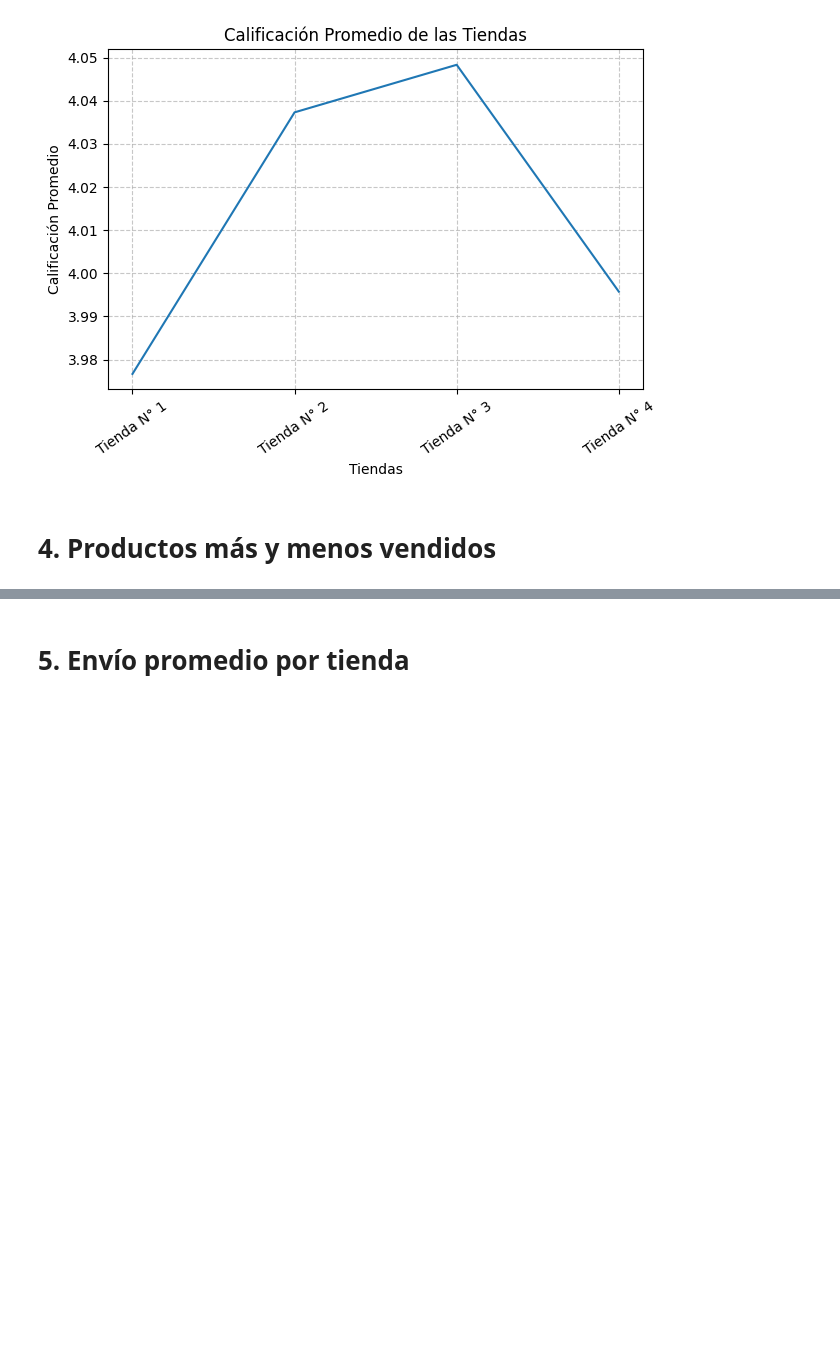
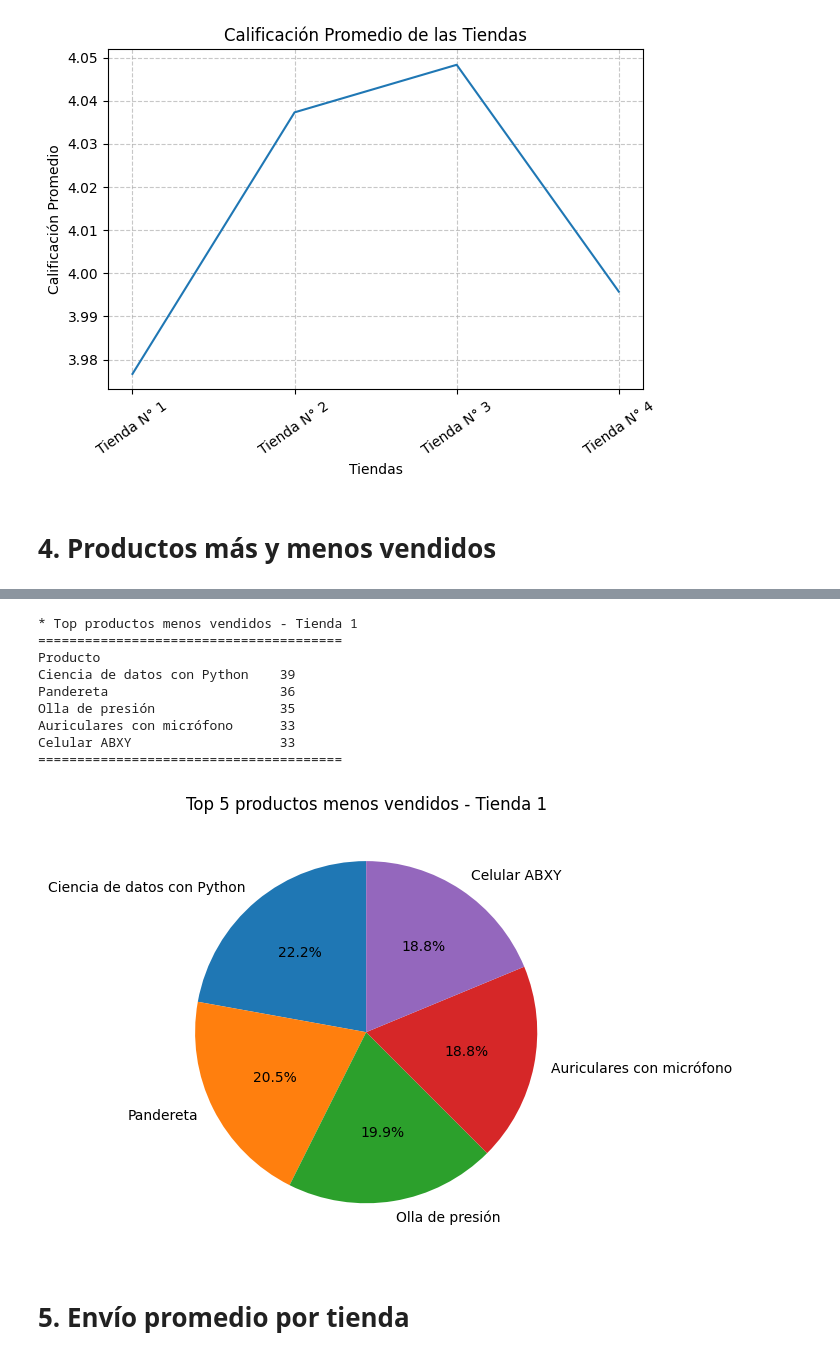
Before and after one commit to JoseIng-EO/challenge-alura-store, a Jupyter notebook: AluraStoreLatam.ipynb, the cells around one changed output, grey strips where cells are left out. Cells and saved outputs as stored; diff of their text form; code cells hidden in the pictures; blank space fills up the shorter version.

```diff
--- a/AluraStoreLatam.ipynb
+++ b/AluraStoreLatam.ipynb
@@ -157,2 +191,34 @@ plt.show()
+# %%
+#Top 5 de los productos menos vendidos en la Tienda N°1
+tienda1_ventas = tienda["Producto"].value_counts()
+
+print("* Top productos menos vendidos - Tienda 1")
+print("=======================================")
+print(tienda1_ventas.tail().to_string(name=False, dtype=False))
+print("=======================================")
+
+# Gráfico de barras horizontal
+tienda1_ventas.tail(5).plot(
+    kind="pie",
+    title="Top 5 productos menos vendidos - Tienda 1",
+    autopct='%1.1f%%',
+    startangle=90,
+    legend=False,
+    ylabel=''
+)
+
+plt.tight_layout()
+plt.show()
+# %% [output]
+* Top productos menos vendidos - Tienda 1
+=======================================
+Producto
+Ciencia de datos con Python    39
+Pandereta                      36
+Olla de presión                35
+Auriculares con micrófono      33
+Celular ABXY                   33
+=======================================
+[figure, added]
 # %% [markdown]
 # 5. Envío promedio por tienda
```
Also changed, not shown: parts of 2 cells of this notebook.
